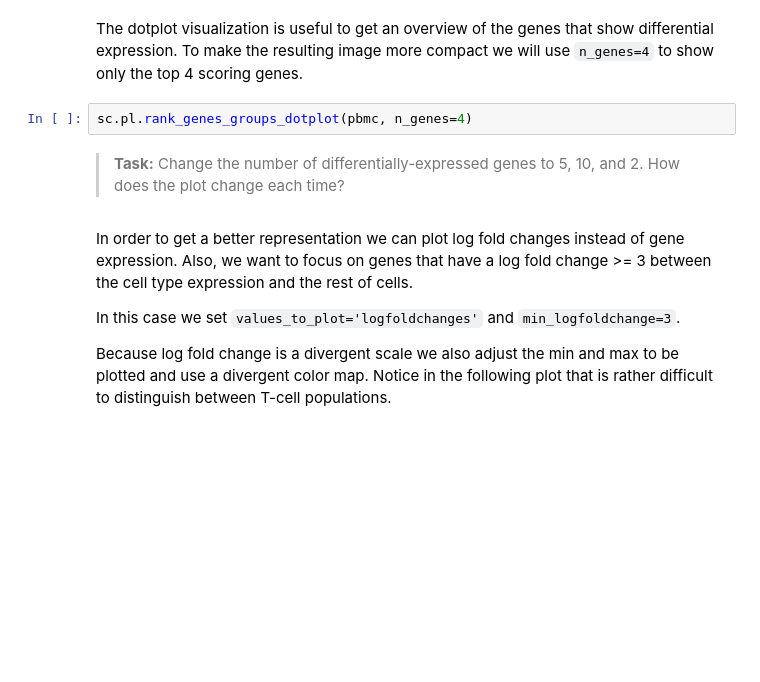
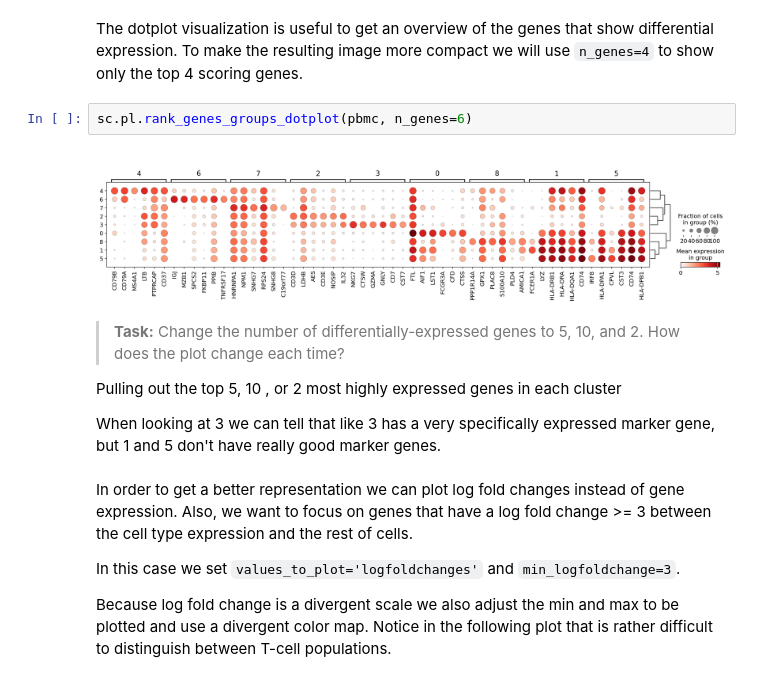
Before and after one commit to oliviachioccariello/NEUR265, a Jupyter notebook: 04_17_23.ipynb, the cells around one changed output. Saved outputs shown, nothing was run; the diff lists cells and outputs as text; blank space fills up the shorter version.

```diff
--- a/04_17_23.ipynb
+++ b/04_17_23.ipynb
@@ -306,9 +306,15 @@ sc.tl.rank_genes_groups(pbmc, groupby='clusters', method='wilcoxon')
 # %% [markdown]
 The dotplot visualization is useful to get an overview of the genes that show differential expression. To make the resulting image more compact we will use `n_genes=4` to show only the top 4 scoring genes.
 # %%
-sc.pl.rank_genes_groups_dotplot(pbmc, n_genes=4)
+sc.pl.rank_genes_groups_dotplot(pbmc, n_genes=6)
+# %% [output]
+[figure, added]
 # %% [markdown]
 ><b>Task:</b> Change the number of differentially-expressed genes to 5, 10, and 2. How does the plot change each time?
+
+Pulling out the top 5, 10 , or 2 most highly expressed genes in each cluster
+
+When looking at 3 we can tell that like 3 has a very specifically expressed marker gene, but 1 and 5 don't have really good marker genes.
 # %% [markdown]
 In order to get a better representation we can plot log fold changes instead of gene expression. Also, we want to focus on genes that have a log fold change >= 3 between the cell type expression and the rest of cells.
 
```
Also changed, not shown: parts of 2 cells of this notebook.
